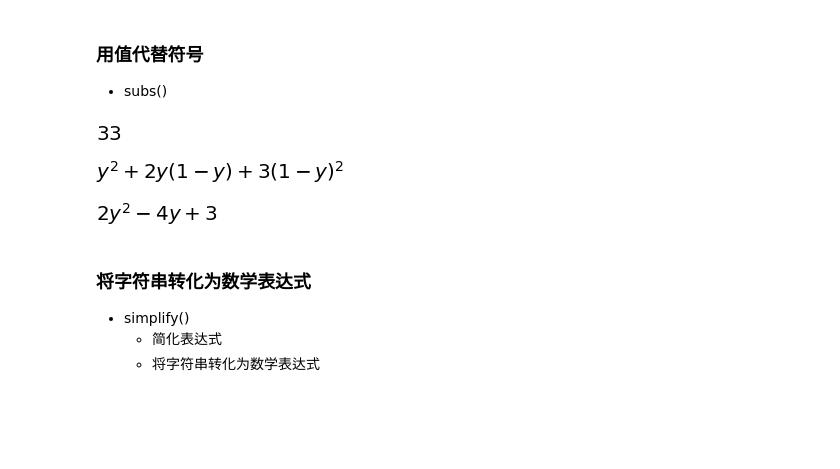
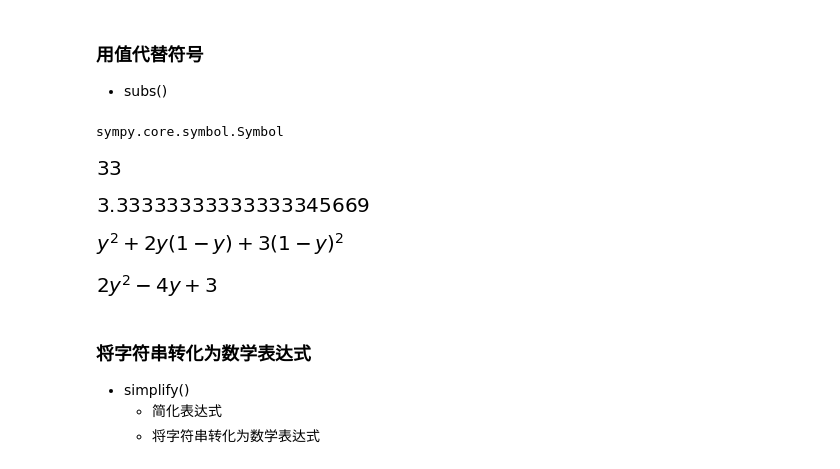
Before and after one commit to zidanewenqsh/mynotebook_01, a Jupyter notebook: sympy_demo.ipynb, the cells around one changed output. Saved outputs shown, nothing was run; the diff lists cells and outputs as text; code cells hidden in the pictures; blank space fills up the shorter version.

```diff
--- a/sympy_demo.ipynb
+++ b/sympy_demo.ipynb
@@ -82,15 +88,25 @@ pprint(expr)
 ### 用值代替符号
 * subs()
 # %%
+x, y = symbols('x y')
+
+type(x)
 expr = 3*x*x+2*x*y+y*y
 expr1 = expr.subs({x:(1-y)})
 expr.subs({x:2, y:3})
+
+(1/x).evalf(subs={x: 0.3}, n=21) # n 总位数，精度不够
+# (1/x).subs({x: 3.0})
+# (1/x).subs({x: 3.0}, n=21)# 位数不足，与上面相同
+# (1/x).subs({x: 3.0}).evalf(21)# 不好
 expr1
 simplify(expr1)
 # %% [output]
+sympy.core.symbol.Symbol
 [figure]
-[figure, old version]
+[figure, new version]
-[figure, old version]
+[figure, new version]
+[figure, added]
 # %% [markdown]
 ### 将字符串转化为数学表达式
 * simplify()
```
Also changed, not shown: parts of 27 cells of this notebook, 4 other files.
